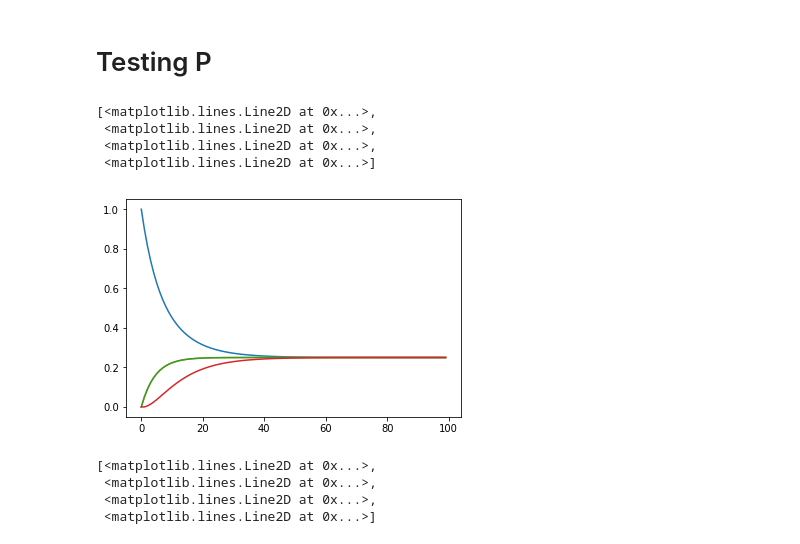
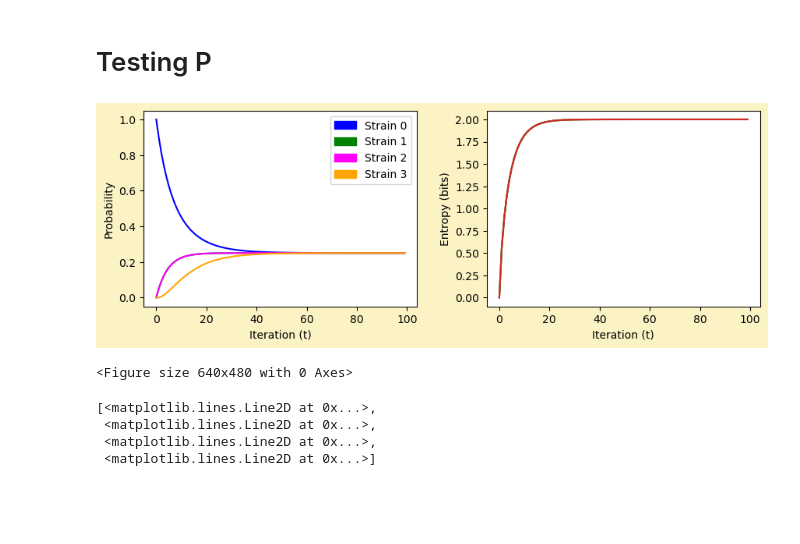
Before and after one commit to sagarkumar16/modeling-info-spread, a Jupyter notebook: notebooks/01-sk-analytic.ipynb, the cells around one changed output. Saved outputs shown, nothing was run; the diff lists cells and outputs as text; code cells hidden in the pictures; blank space fills up the shorter version.

```diff
--- a/notebooks/01-sk-analytic.ipynb
+++ b/notebooks/01-sk-analytic.ipynb
@@ -7,3 +9,7 @@ from math import log
+# %%
+hex_code = '#FCF3C5'
+# %%
+colors = ['blue', 'green', 'magenta', 'orange']
 # %% [markdown]
 ## Original Model
 # %%
@@ -920,20 +922,48 @@ plt.plot(I, phi_t)
 [figure]
 # %% [markdown]
 # Testing P
-# %%
-v = np.array([1, 0, 0, 0])
-vs = [v]
-#
-for t in range(1,100):
-    vs.append(P@vs[t-1])
-
-plt.plot(range(100), vs)
-# %% [output]
-[<matplotlib.lines.Line2D at 0x...>,
- <matplotlib.lines.Line2D at 0x...>,
- <matplotlib.lines.Line2D at 0x...>,
- <matplotlib.lines.Line2D at 0x...>]
-[figure, removed]
+# %%
+v = np.array([1, 0, 0, 0])
+entropies = list()
+vs = [v]
+#
+for t in range(1,100):
+    vs.append(P@vs[t-1])
+
+for x in vs:
+    x = x[x > 0]
+    h = -np.sum(x * np.log2(x))
+    entropies.append(h)
+
+fig, axs = plt.subplots(1,2, figsize=(9,3.5), facecolor=hex_code)
+
+plt.figure(facecolor=hex_code)
+axs[0].set_xlabel('Iteration (t)')
+axs[0].set_ylabel('Probability')
+
+axs[1].set_xlabel('Iteration (t)')
+axs[1].set_ylabel('Entropy (bits)')
+
+
+patches = list()
+
+for c in range(v.shape[0]):
+    if not c < 0:
+        patch = mpatches.Patch(color=colors[int(c)], label=f"Strain {int(c)}")
+        patches.append(patch)
+
+axs[0].legend(handles=patches)
+
+for i in range(v.shape[0]):
+    axs[0].plot(range(100), [x[i] for x in vs], color=colors[i])
+    axs[1].plot(range(100), entropies)
+
+fig.tight_layout(pad=2.0)
+
+fig.savefig('/home/sagar/modeling-info-spread/reports/figures/binsym_2b_RW.pdf')
+# %% [output]
+[figure, added]
+<Figure size 640x480 with 0 Axes>
 # %%
 v = np.array([1, 0, 0, 0])
 vs = [v]
```
Also changed, not shown: parts of 16 cells of this notebook, 15 other files.
